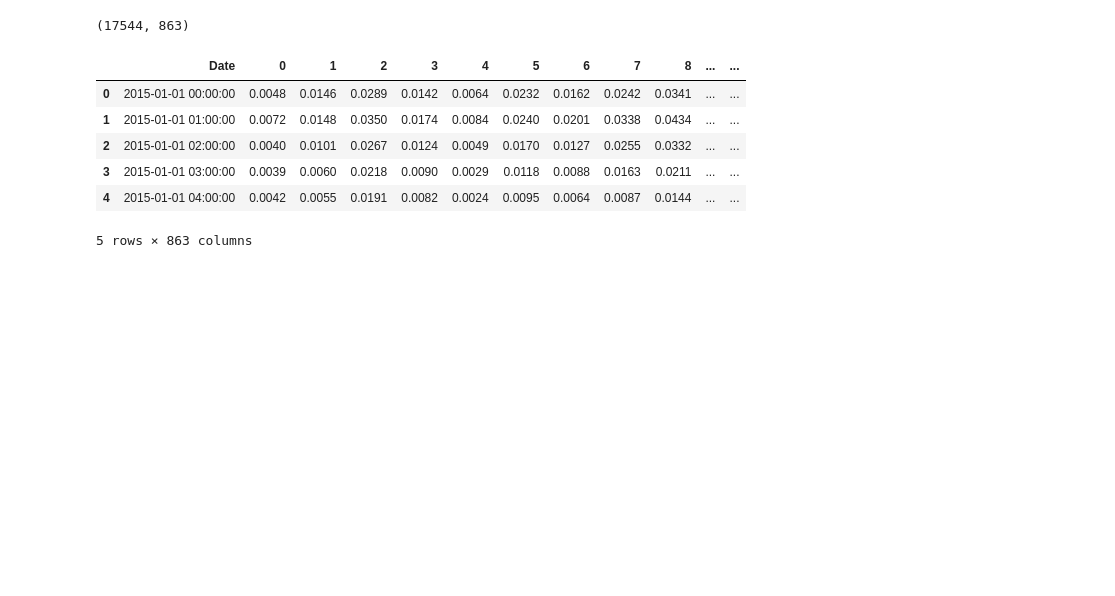
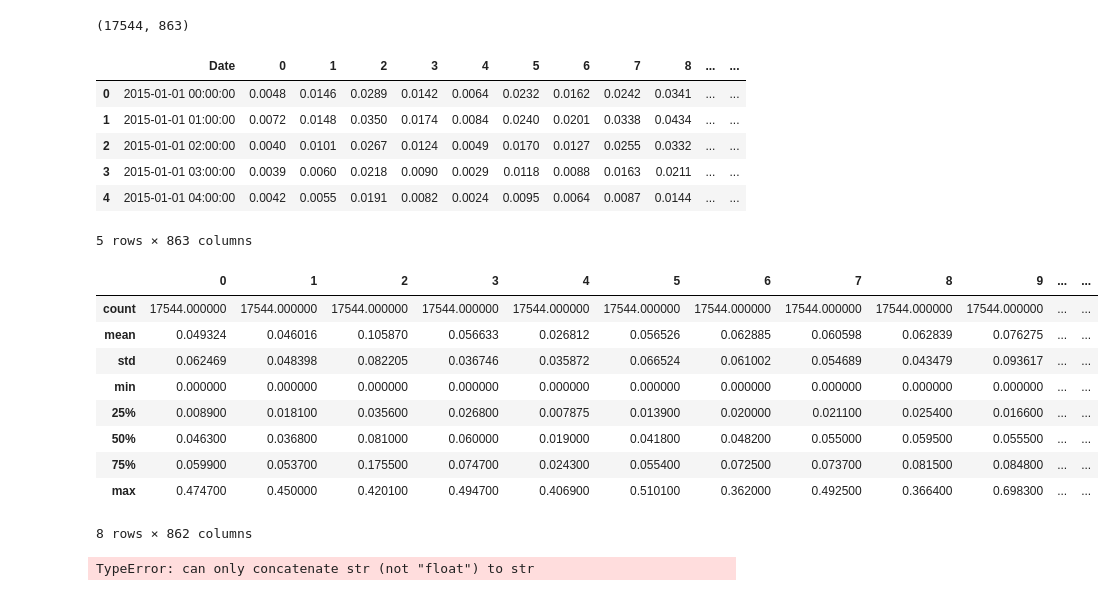
Before and after one commit to Jagunmolu/pandas_data_cleaning, a Jupyter notebook: day_seven/traffic_data_analysis.ipynb, the cells around one changed output. Drawn from its saved outputs; the diff is of its cells as text; code cells hidden in the pictures; blank space fills up the shorter version.

```diff
--- a/day_seven/traffic_data_analysis.ipynb
+++ b/day_seven/traffic_data_analysis.ipynb
@@ -19,3 +19,21 @@ df.head()
 | 3 | 2015-01-01 03:00:00 | 0.0039 | 0.0060 | 0.0218 | 0.0090 | 0.0029 | 0.0118 | 0.0088 | 0.0163 | 0.0211 | ... | ... |
 | 4 | 2015-01-01 04:00:00 | 0.0042 | 0.0055 | 0.0191 | 0.0082 | 0.0024 | 0.0095 | 0.0064 | 0.0087 | 0.0144 | ... | ... |
 5 rows × 863 columns
+# %%
+df.describe()
+# %% [output]
+|  | 0 | 1 | 2 | 3 | 4 | 5 | 6 | 7 | 8 | 9 | ... | ... |
+| count | 17544.000000 | 17544.000000 | 17544.000000 | 17544.000000 | 17544.000000 | 17544.000000 | 17544.000000 | 17544.000000 | 17544.000000 | 17544.000000 | ... | ... |
+| mean | 0.049324 | 0.046016 | 0.105870 | 0.056633 | 0.026812 | 0.056526 | 0.062885 | 0.060598 | 0.062839 | 0.076275 | ... | ... |
+| std | 0.062469 | 0.048398 | 0.082205 | 0.036746 | 0.035872 | 0.066524 | 0.061002 | 0.054689 | 0.043479 | 0.093617 | ... | ... |
+| min | 0.000000 | 0.000000 | 0.000000 | 0.000000 | 0.000000 | 0.000000 | 0.000000 | 0.000000 | 0.000000 | 0.000000 | ... | ... |
+| 25% | 0.008900 | 0.018100 | 0.035600 | 0.026800 | 0.007875 | 0.013900 | 0.020000 | 0.021100 | 0.025400 | 0.016600 | ... | ... |
+| 50% | 0.046300 | 0.036800 | 0.081000 | 0.060000 | 0.019000 | 0.041800 | 0.048200 | 0.055000 | 0.059500 | 0.055500 | ... | ... |
+| 75% | 0.059900 | 0.053700 | 0.175500 | 0.074700 | 0.024300 | 0.055400 | 0.072500 | 0.073700 | 0.081500 | 0.084800 | ... | ... |
+| max | 0.474700 | 0.450000 | 0.420100 | 0.494700 | 0.406900 | 0.510100 | 0.362000 | 0.492500 | 0.366400 | 0.698300 | ... | ... |
+8 rows × 862 columns
+# %%
+df.agg("mean", axis="columns")
+# df.agg(x=('A', 'max'), y=('B', 'min'), z=('C', 'mean'))
+# %% [output]
+TypeError: can only concatenate str (not "float") to str
```
Also changed, not shown: parts of 3 cells of this notebook, 4 other files.
